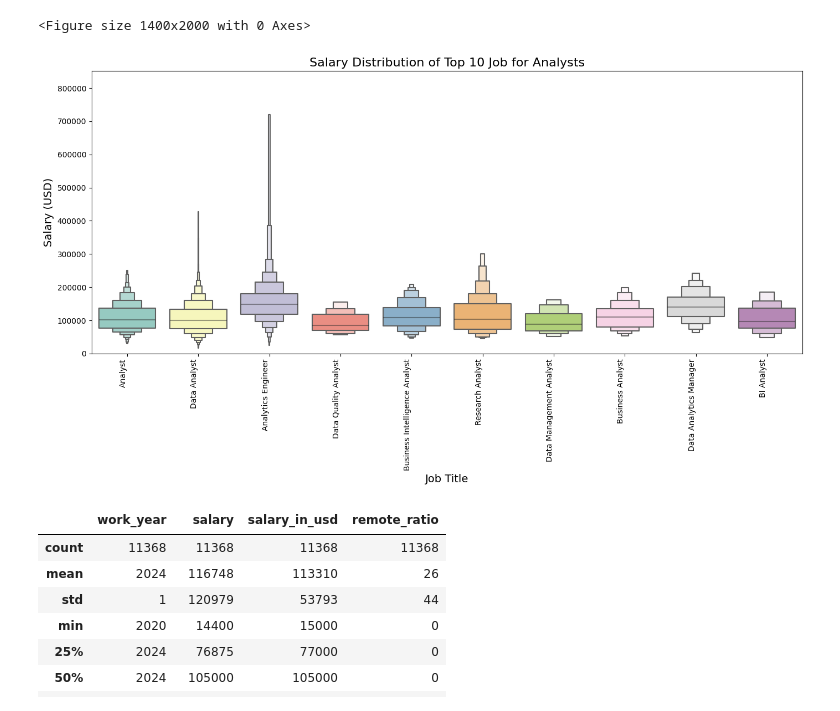
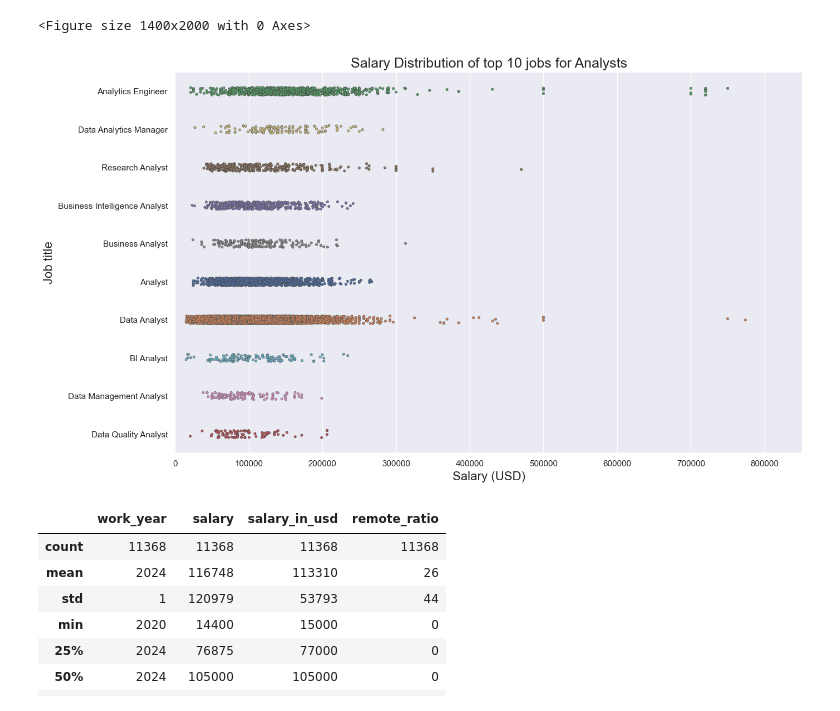
Before and after one commit to anaPau-24/Project_Data_Professions_career_shift, a Jupyter notebook: Data_Analyst_perspective.ipynb, the cells around one changed output. Cells and saved outputs as stored; diff of their text form; code cells hidden in the pictures.

```diff
--- a/Data_Analyst_perspective.ipynb
+++ b/Data_Analyst_perspective.ipynb
@@ -334,11 +368,12 @@ print(DA_employment2)
 # %%
-#Plot the % of employment type of the DA related job positions
+#Plot the % of employment type of the Analyst related job positions
+sns.set_theme(style="whitegrid")
 sns.barplot(data=DA_employment2,x='employment_type',y='proportion (%)', palette='copper')
 
 # Add labels and title
-plt.title('Employment types for DA positions')
-plt.ylabel('Percentage of DA positions')
-plt.xlabel('Employment type ')
+plt.title('Employment types for Analyst positions',fontsize=18)
+plt.ylabel('Positions for Analysts(%)',fontsize=16)
+plt.xlabel('Employment type', fontsize=16)
 
 plt.show()
 # %% [output]
@@ -452,26 +496,29 @@ SE_jobs = df_analyst[df_analyst['experience_level'] == 'SE']
 # Count job titles for EN and SE employment
 EN_job_title = EN_jobs['job_title'].value_counts().reset_index()
 EN_job_title.columns = ['job_title', 'count']
+print('Number of positions for Jr Analysts:',EN_job_title.shape)
 
 SE_job_title = SE_jobs['job_title'].value_counts().reset_index()
 SE_job_title.columns = ['job_title', 'count']
+print('Number of positions for Senior Analysts:',SE_job_title.shape)
 
 # Plot bar chart with the distribution
+sns.set_theme()
 # Junior positions (EN)
 plt.figure(figsize=(12, 6))
 sns.barplot(data=EN_job_title, x='job_title', y='count', palette='tab20')
-plt.title('Job Titles for junior Analysts')
-plt.xlabel('Job Title')
-plt.ylabel('Number of Positions')
+plt.title('Job titles for Junior Analysts',fontsize=18)
+plt.xlabel('Job Title',fontsize=16)
+plt.ylabel('Number of Positions',fontsize=16)
 plt.yscale('log')
 plt.xticks(rotation=90)  # Rotate for better readability
 
 # Senior positions (SE)
-plt.figure(figsize=(12, 6))
+plt.figure(figsize=(12, 7))
 sns.barplot(data=SE_job_title, x='job_title', y='count', palette='tab20_r')
-plt.title('Job Titles for senior Analysts')
-plt.xlabel('Job Title')
-plt.ylabel('Number of Positions')
+plt.title('Job titles for senior Analysts',fontsize=18)
+plt.xlabel('Job Title',fontsize=16)
+plt.ylabel('Number of Positions',fontsize=16)
 plt.yscale('log')
 plt.xticks(rotation=90)  # Rotate for better readability
 
@@ -560,20 +628,25 @@ plt.figure(figsize=(14, 20))
 # %%
 #Option 2 for salary visualization in top 10 jobs for analysts
 
+#Descending order of mean salaries
+salary_order=Top_10_AJobs.groupby('job_title')["salary_in_usd"].mean().sort_values(ascending=False).index
+
 # Boxen plot for salary distribution with improved visibility
 plt.figure(figsize=(14, 8))
-sns.boxenplot(data=Top_10_AJobs, x="job_title", y="salary_in_usd", palette="Set3",showfliers=False)
 
+sns.stripplot(data=Top_10_AJobs, y="job_title", x="salary_in_usd",
+              legend=False,linewidth=.5,order=salary_order, size=3,
+              hue="job_title")
 # Customization for better visibility
-plt.title('Salary Distribution of Top 10 Job for Analysts', fontsize=16)
-plt.xlabel('Job Title', fontsize=14)
-plt.ylabel('Salary (USD)', fontsize=14)
-plt.xticks(rotation=90, ha='right')  # Rotate labels for readability
-plt.ylim(0, Top_10_AJobs['salary_in_usd'].max() * 1.1)  # Adjust y-axis for clarity
+plt.title('Salary Distribution of top 10 jobs for Analysts', fontsize=18)
+plt.ylabel('Job title', fontsize=16)
+plt.xlabel('Salary (USD)', fontsize=16)
+#plt.xticks(rotation=90, ha='right')  # Rotate labels for readability
+plt.xlim(0, Top_10_AJobs['salary_in_usd'].max() * 1.1)  # Adjust x-axis for clarity
 plt.tight_layout()
 plt.show()
 # %% [output]
-[figure, old version]
+[figure, new version]
 # %%
 Top_10_AJobs.describe()
 # %% [output]
```
Also changed, not shown: parts of 97 cells of this notebook, 4 other files.
